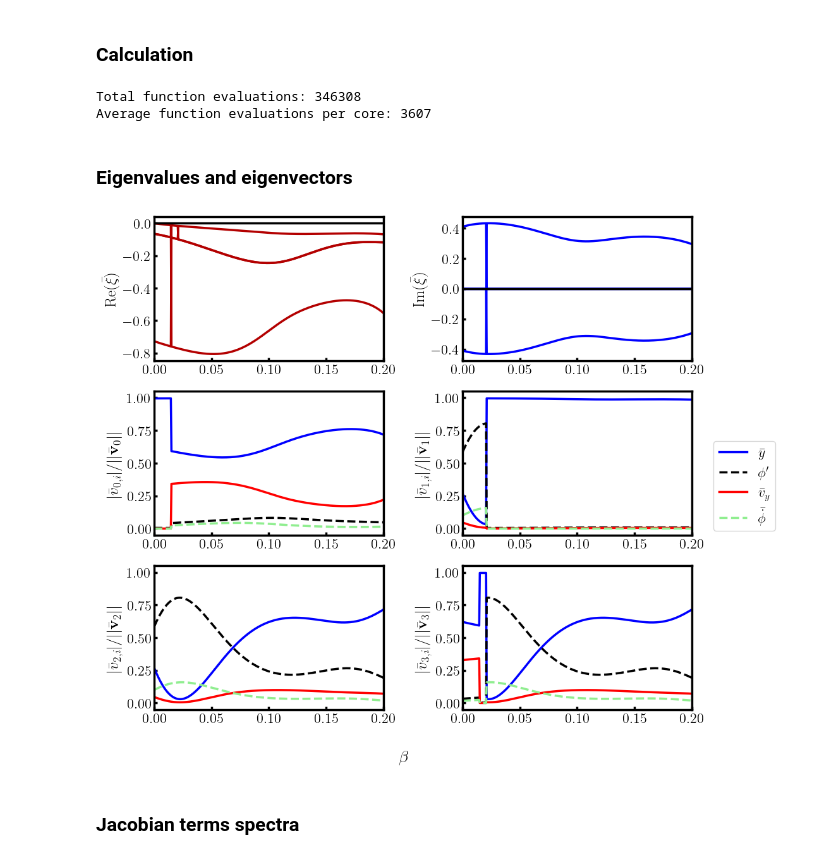
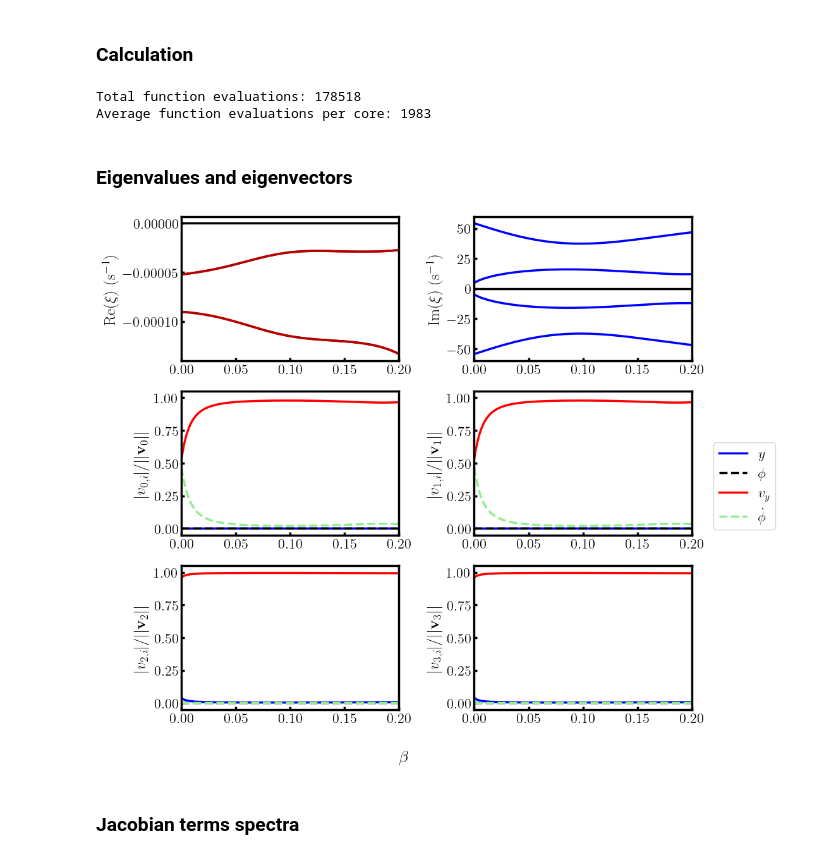
Before and after one commit to jadonylin/relativistic-lightsail-dynamics, a Jupyter notebook: Dynamics/plot_lsa_spectra.ipynb, the cells around one changed output. Saved outputs shown, nothing was run; the diff lists cells and outputs as text; code cells hidden in the pictures.

```diff
--- a/Dynamics/plot_lsa_spectra.ipynb
+++ b/Dynamics/plot_lsa_spectra.ipynb
@@ -52,31 +53,43 @@ colorvphi2 = "lightgreen"  #coral
 # %%
 import autolib
 
-runID = "MdSnpmin20_torcwa"
+# runID = "PureTranslationOpt"
+runID = "MdSnpmin20_mirror"
 fname_preamble = '/Users/jlin0351/Library/CloudStorage/OneDrive-TheUniversityofSydney(Students)/Doppler Damping - Jadon Lin/Documentation/Data/relativistic-lightsail-dynamics'
-speed_range = np.array([0.,20.])
-num_points = 400
+I = 5e8
+final_speed = 20.
+speed_range = np.array([0.,final_speed])
+num_points = 200
 
 # Calculate the linear stability information for the chosen grating whose eigenvectors
 # you wish to plot alongside the dynamics
-num_cores = 96
-# maxfev = 500
-maxtime = 2760
+num_cores = 90
+maxtime = 1410.
 
-pkl_fname = fname_preamble + f'/Optimisation/Jadon\'s results/MdS npmin FoM/final_speed20/maxtime2760/{runID}_FOM_optimisation_maxtime{maxtime}'
-_, _, grating = opt.extract_opt(pkl_fname, num_processes=num_cores, output_opt_idx=2)
-grating.npa = autolib.AutoLib('torch', device='cpu', precision='double')  # twobox.npa wasn't saved during optimisation, must set manually
+# pkl_fname = fname_preamble + f'/Optimisation/Jadon\'s results/MdS npmin FoM/final_speed{int(final_speed)}/maxtime{maxtime}/{runID}_FOM_optimisation_maxtime{maxtime}'
+pkl_fname = fname_preamble + f'/Optimisation/Jadon\'s results/MdS npmin FoM/final_speed20/mirror/{runID}_FOM_optimisation_maxtime{maxtime}'
+_, _, grating = opt.extract_opt(pkl_fname, num_processes=num_cores, output_opt_idx=0)
+grating.npa = autolib.AutoLib('torch', device='cpu', precision='double')  # twobox.npa isn't saved during optimisation, must set manually
 
-I = 5e8
+# Fdmp_params = [1.226     , 2.90479687, 0.31178695, 0.0071848 , 0.9995    , 2.96553672, 4.30675011]
+# Fdmp_grating = TwoBox(*Fdmp_params, gaussian_width=5., substrate_depth=1., substrate_eps=-1e6,
+#                       wavelength=1., angle=0., Nx=100, nG=12, Qabs=np.inf,
+#                       RCWA_engine="TORCWA", torcwa_edge_sharpness=45, mirror_substrate=True)
+# Fdmp_grating.invert_unit_cell = True
+
+# Fdmp_grating.show_permittivity()
+# Fdmp_grating.show_spectrum(0., "PDr", wavelength_range=[1,1.225], I=I, grad_method="grad")
+# grating = Fdmp_grating
+
 restoring_coeffs, damping_coeffs, real_eigvals, imag_eigvals, eigvec_moduli = dynplot.generate_lsa_spectrum(grating, speed_range, I, num_points, normalise=True)
 # %% [output]
-Total function evaluations: 346308
-Average function evaluations per core: 3607
+Total function evaluations: 178518
+Average function evaluations per core: 1983
 # %% [markdown]
 ### Eigenvalues and eigenvectors
 # %%
 ## Convert eigenvalue/vector v array to time
-betas = np.linspace(0,0.2, num_points)
+betas = np.linspace(0,final_speed/100, num_points)
 
 # Plot eigenvectors separately
 log_axis = False
@@ -85,41 +98,41 @@ eigvec_fig, axs = plt.subplots(3,2, figsize=(10,9))
 axs_flat = axs.flatten()
 axs_flat[0].plot(betas, real_eigvals, color=colorReal, linewidth=l_width)
 axs_flat[1].plot(betas, imag_eigvals, color=colorImag, linewidth=l_width)
 axs_flat[0].set_yscale('linear')
 axs_flat[1].set_yscale('linear')
 axs_flat[0].set(xlim=(betas[0],betas[-1]))
 axs_flat[1].set(xlim=(betas[0],betas[-1]))
-dynplot.show_standard_axes(axs_flat[0], None, xlabel=None, ylabel=r"$\Re(\bar{\xi})$", show_zero_line=True)
-dynplot.show_standard_axes(axs_flat[1], None, xlabel=None, ylabel=r"$\Im(\bar{\xi})$", show_zero_line=True)
+dynplot.show_standard_axes(axs_flat[0], None, xlabel=None, ylabel=r"$\Re(\xi)$ (s$^{-1}$)", show_zero_line=True)
+dynplot.show_standard_axes(axs_flat[1], None, xlabel=None, ylabel=r"$\Im(\xi)$ (s$^{-1}$)", show_zero_line=True)
 
 axs_flat = axs_flat[2:]
 # axs_flat[1], axs_flat[2] = axs_flat[2], axs_flat[1]  # switch so that degenerate eigvec magnitudes are shown in columns
 for eigvec_idx, ax in enumerate(axs_flat):
-    ax.plot(betas, eigvec_moduli[:,0,eigvec_idx], label=r"$\bar{y}$", color=colorY2, linewidth=l_width)
-    ax.plot(betas, eigvec_moduli[:,1,eigvec_idx], label=r"$\phi'$", color=colorphi2, linewidth=l_width, linestyle="--")
-    ax.plot(betas, eigvec_moduli[:,2,eigvec_idx], label=r"$\bar{v}_y$", color=colorvY2, linewidth=l_width)
-    ax.plot(betas, eigvec_moduli[:,3,eigvec_idx], label=r"$\bar{\dot{\phi}}$", color=colorvphi2, linewidth=l_width, linestyle="--")
+    ax.plot(betas, eigvec_moduli[:,0,eigvec_idx], label=r"$y$", color=colorY2, linewidth=l_width)
+    ax.plot(betas, eigvec_moduli[:,1,eigvec_idx], label=r"$\phi$", color=colorphi2, linewidth=l_width, linestyle="--")
+    ax.plot(betas, eigvec_moduli[:,2,eigvec_idx], label=r"$v_y$", color=colorvY2, linewidth=l_width)
+    ax.plot(betas, eigvec_moduli[:,3,eigvec_idx], label=r"$\dot{\phi}$", color=colorvphi2, linewidth=l_width, linestyle="--")
 
     if log_axis:
         ax.set(xlim=(betas[0],betas[-1]), ylim=(1e-9,1e1))
         ax.set_yscale('log')
     else:
         ax.set(xlim=(betas[0],betas[-1]), ylim=(-0.05,1.05))
-    ax = dynplot.show_standard_axes(ax, None, xlabel=None, ylabel=rf"$|\bar{{v}}_{{{eigvec_idx},i}}|/||\bar{{\mathbf{{v}}}}_{{{eigvec_idx}}}||$", show_zero_line=False)
+    ax = dynplot.show_standard_axes(ax, None, xlabel=None, ylabel=rf"$|v_{{{eigvec_idx},i}}|/||\mathbf{{v}}_{{{eigvec_idx}}}||$", show_zero_line=False)
 
 
 eigvec_fig.supxlabel(r"$\beta$")
 handles, labels = ax.get_legend_handles_labels()
 leg = eigvec_fig.legend(handles, labels, loc='center right', bbox_to_anchor=(1.1,0.5))
 
 # print(imag_eigvals[0:10,:])
 # print(real_eigvals[0:10,:])
 
 ftype = ".pdf"
 save_fname = fname_preamble + f"/Dynamics/{runID}_eigen" + ftype
 eigvec_fig.savefig(save_fname, bbox_inches="tight")
 # %% [output]
-[figure, old version]
+[figure, new version]
 # %% [markdown]
 ### Jacobian terms spectra
 # %% [markdown]
```
Also changed, not shown: parts of 2 cells of this notebook, 2 other files.
